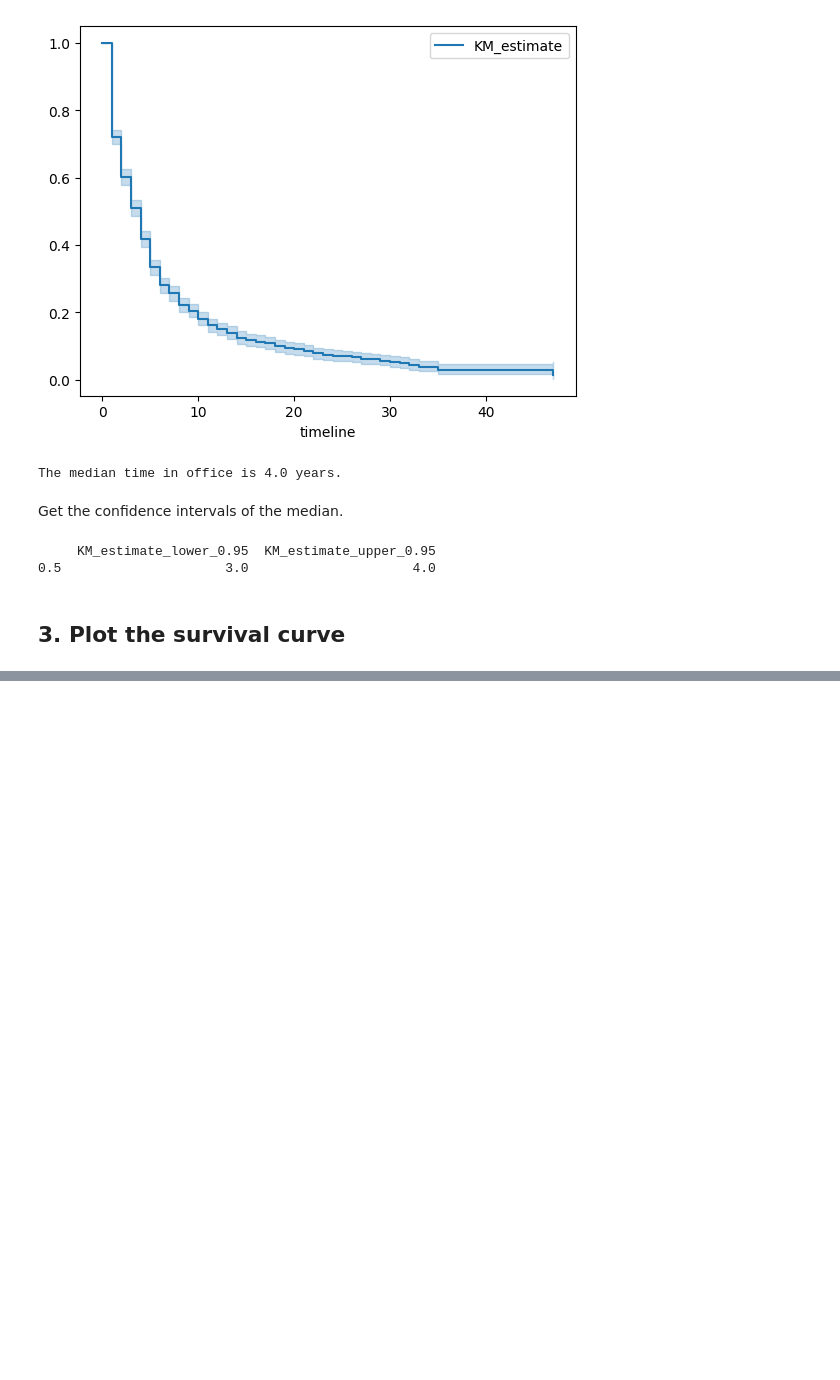
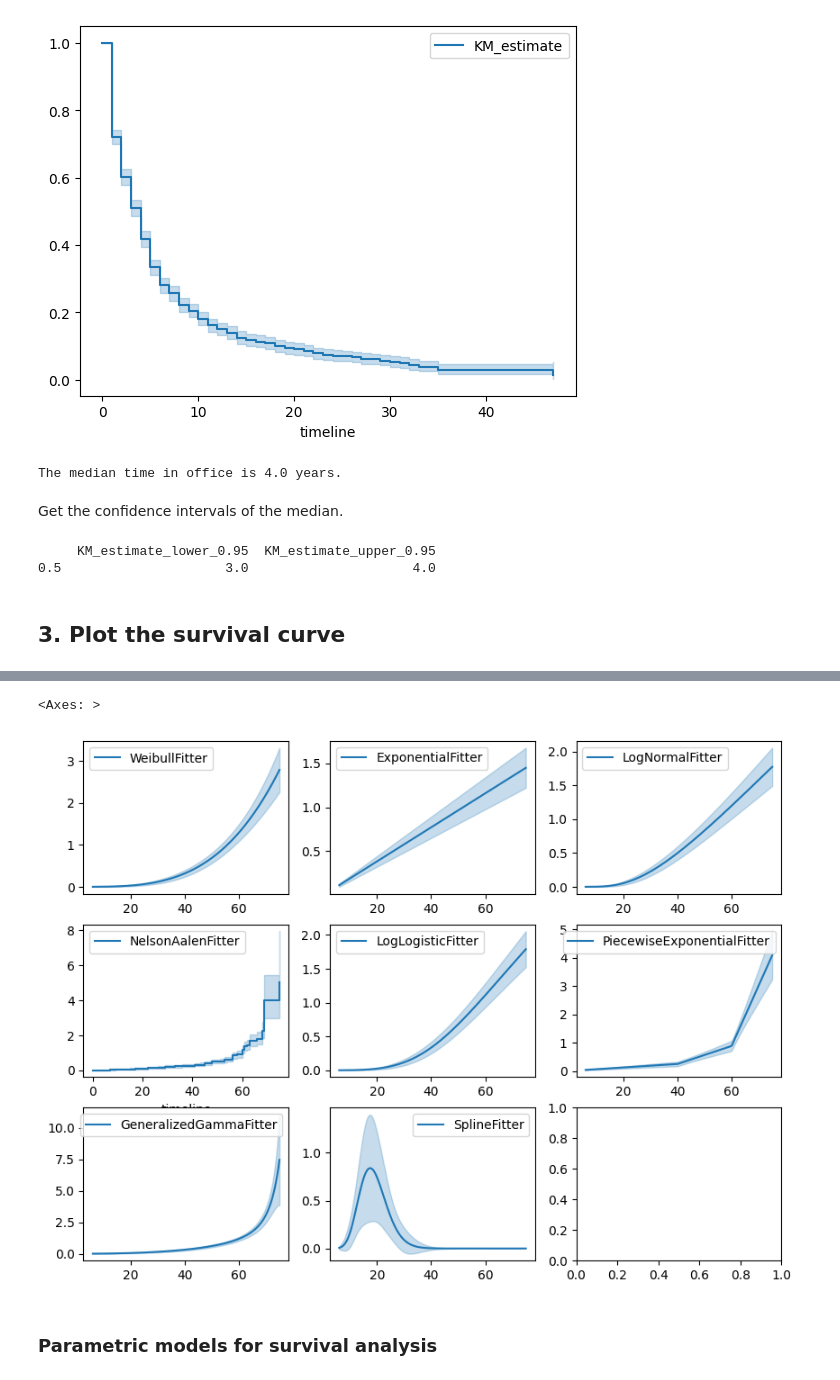
Before and after one commit to davidzhao1015/survival-analysis-case-example, a Jupyter notebook: survival-analysis-reproduce.ipynb, the cells around one changed output, grey strips where cells are left out. Saved outputs shown, nothing was run; the diff lists cells and outputs as text; code cells hidden in the pictures; blank space fills up the shorter version.

```diff
--- a/survival-analysis-reproduce.ipynb
+++ b/survival-analysis-reproduce.ipynb
@@ -164,0 +193,31 @@ results.print_summary()
+# %%
+fig, axes = plt.subplots(3, 3, figsize=(10, 7.5))
+
+wbf = WeibullFitter().fit(T, E, label='WeibullFitter')
+wbf.plot_cumulative_hazard(ax=axes[0][0])
+
+exf = ExponentialFitter().fit(T, E, label='ExponentialFitter')
+exf.plot_cumulative_hazard(ax=axes[0][1])
+
+lnf = LogNormalFitter().fit(T, E, label='LogNormalFitter')
+lnf.plot_cumulative_hazard(ax=axes[0][2])
+
+naf = NelsonAalenFitter().fit(T, E, label='NelsonAalenFitter')
+naf.plot_cumulative_hazard(ax=axes[1][0])
+
+llf = LogLogisticFitter().fit(T, E, label='LogLogisticFitter')
+llf.plot_cumulative_hazard(ax=axes[1][1])
+
+pwf = PiecewiseExponentialFitter([40, 60]).fit(T, E, label='PiecewiseExponentialFitter')  # Two changepoints at 40 and 60
+pwf.plot_cumulative_hazard(ax=axes[1][2])
+
+ggf = GeneralizedGammaFitter().fit(T, E, label='GeneralizedGammaFitter')
+ggf.plot_cumulative_hazard(ax=axes[2][0])
+
+spf = SplineFitter([6, 20, 40, 75]).fit(T, E, label='SplineFitter')  # Four knots
+spf.plot_cumulative_hazard(ax=axes[2][1])
+# %% [output]
+<Axes: >
+[figure, added]
+# %% [markdown]
+### Parametric models for survival analysis
```
Also changed, not shown: parts of 16 cells of this notebook.
